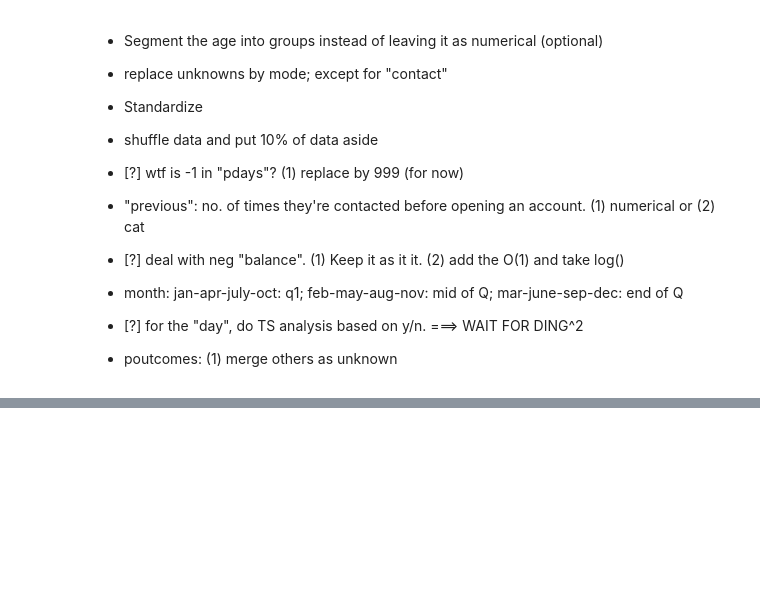
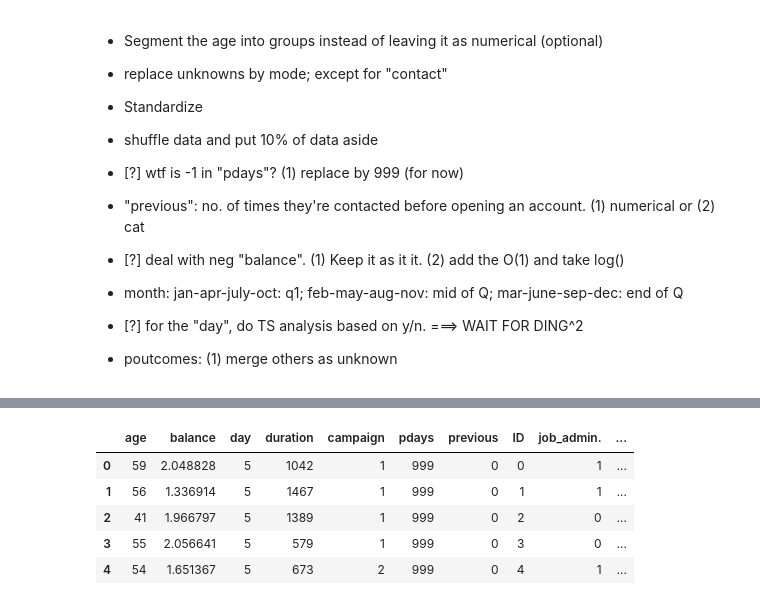
Before and after one commit to HieuFromWaterloo/stat441_project, a Jupyter notebook: BankX.ipynb, the cells around one changed output, grey strips where cells are left out. Cells and saved outputs as stored; diff of their text form; code cells hidden in the pictures; blank space fills up the shorter version.

Commit message:
the data has been transformed as discussed yesterday

```diff
--- a/BankX.ipynb
+++ b/BankX.ipynb
@@ -452,0 +428,15 @@ memory usage: 1.3 MB
+# %%
+def transform_pipeline(df):
+    df["balance"] = df["balance"].apply(lambda x: np.log(x) if x > 0 else np.log(x + 1 - (df["balance"].min())))
+    categorical_columns = [col for col in df.columns if df[col].dtype == 'object']
+    for col in categorical_columns:
+        if col != "contact" or col != "poutcome":
+            data[col].replace('unknown', data[col].mode()[0], inplace=True)
+    df["pdays"].replace(-1, 999, inplace = True)
+    df["month"] =  df["month"].apply(lambda x: "EarlyQuarter" if (x == "jan" or x == "apr" or x == "jul" or x == "oct")
+                                     else ("MidQuarter" if (x == "feb" or x == "may" or x == "aug" or x == "oct") else
+                                          "EndQuarter"))
+    df["poutcome"].replace("other", "unknown", inplace = True)
+    df, _ = one_hot_encoder(df)
+    df = reduce_mem_usage(df)
+    return df
@@ -452,0 +445,3 @@ memory usage: 1.3 MB
+# %%
+%time
+data_transform = transform_pipeline(data)
@@ -452,0 +453,9 @@ memory usage: 1.3 MB
+# %%
+data_transform.head()
+# %% [output]
+|  | age | balance | day | duration | campaign | pdays | previous | ID | job_admin. | ... |
+| 0 | 59 | 2.048828 | 5 | 1042 | 1 | 999 | 0 | 0 | 1 | ... |
+| 1 | 56 | 1.336914 | 5 | 1467 | 1 | 999 | 0 | 1 | 1 | ... |
+| 2 | 41 | 1.966797 | 5 | 1389 | 1 | 999 | 0 | 2 | 0 | ... |
+| 3 | 55 | 2.056641 | 5 | 579 | 1 | 999 | 0 | 3 | 0 | ... |
+| 4 | 54 | 1.651367 | 5 | 673 | 2 | 999 | 0 | 4 | 1 | ... |
```
Also changed, not shown: parts of 9 cells of this notebook, 1 other file.
